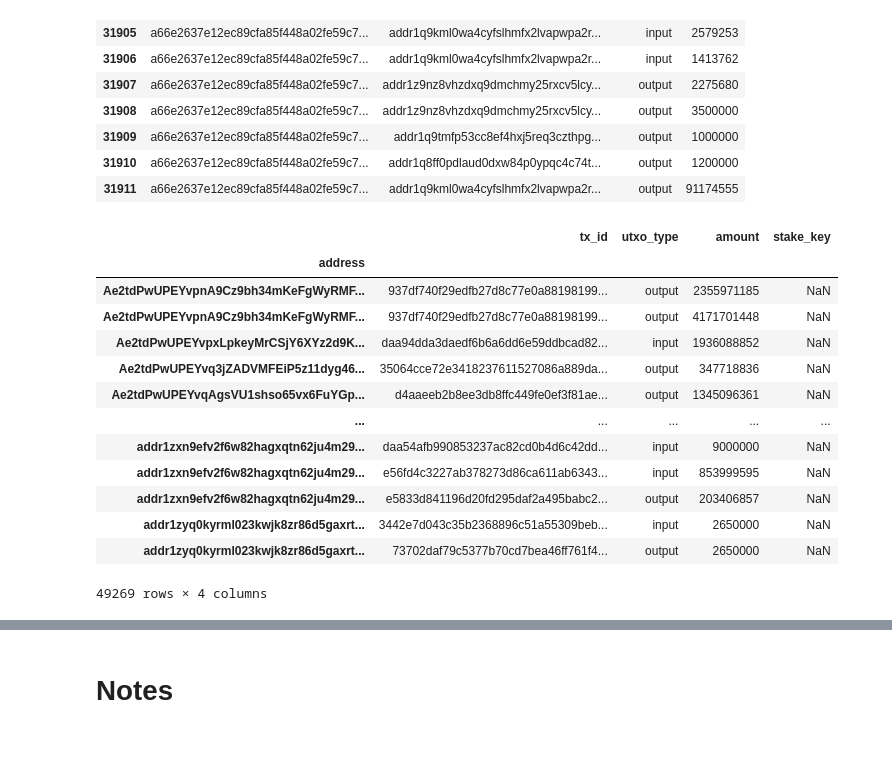
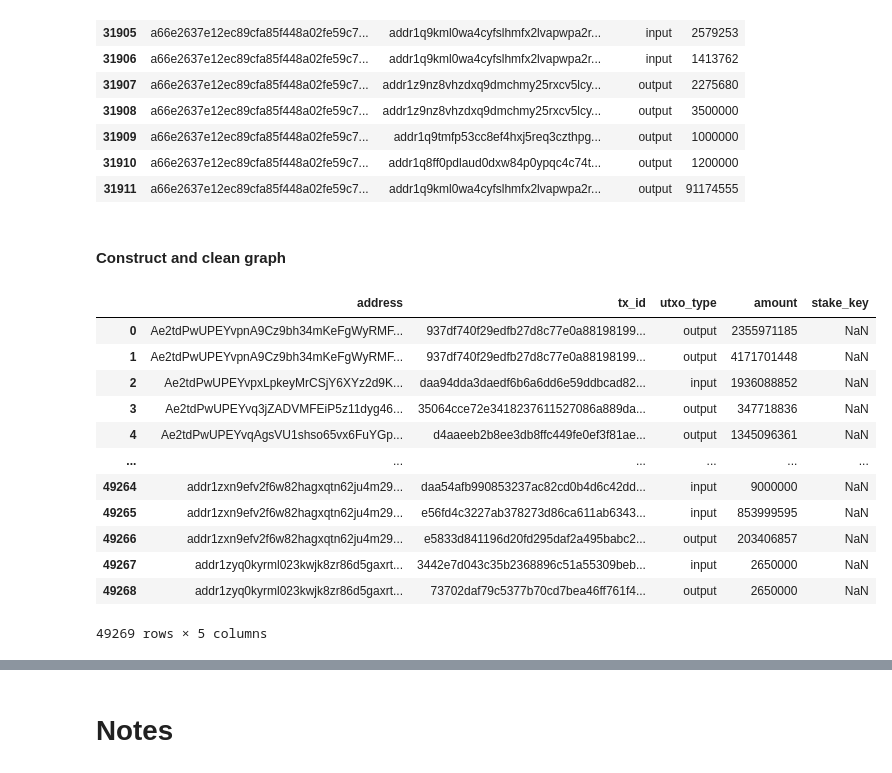
Before and after one commit to alvail/caa-cardano-exchanges, a Jupyter notebook: notebooks/ground_truth.ipynb, the cells around one changed output, grey strips where cells are left out. Saved outputs shown, nothing was run; the diff lists cells and outputs as text; code cells hidden in the pictures; blank space fills up the shorter version.

```diff
--- a/notebooks/ground_truth.ipynb
+++ b/notebooks/ground_truth.ipynb
@@ -75,13 +69,12 @@ def handle_blockfrost_api_response(endpoint, data_dir, parameters={}, paging=Fal
 # %%
 # Get transactions associated with addresses
-
-# for json_file in bitpanda_dir.glob('accounts/**/*.json'):
-#     with json_file.open('r') as f:
-#         addresses = json.load(f)
-#         for item in addresses:
-#             address = item['address']
-#             # Fetch transactions from the blockfrost api for this address
-#             transactions_endpoint = f'addresses/{address}/txs'
-#             handle_blockfrost_api_response(transactions_endpoint, bitpanda_dir, parameters={}, paging=True)
+for json_file in bitpanda_dir.glob('accounts/**/*.json'):
+    with json_file.open('r') as f:
+        addresses = json.load(f)
+        for item in addresses:
+            address = item['address']
+            # Fetch transactions from the blockfrost api for this address
+            transactions_endpoint = f'addresses/{address}/txs'
+            handle_blockfrost_api_response(transactions_endpoint, bitpanda_dir, parameters={}, paging=True)
 # %%
 # TODO get transaction info for each tx, ~100k requests
@@ -101,6 +91,10 @@ for tx_file in tqdm(bitpanda_dir.glob('addresses/*/txs/*.json')):
 len(all_hashes)
 # %% [output]
 44556
+# %%
+# TODO run, should use 44556 requests...
+for tx_hash in tqdm(all_hashes):
+    handle_blockfrost_api_response(f'txs/{tx_hash}/utxos', data_dir=bitpanda_dir)
 # %% [markdown]
 ## Binance
 # %%
@@ -340,20 +336,23 @@ utxo_df[utxo_df['tx_id'] == 'a66e2637e12ec89cfa85f448a02fe59c762bf5471b0ec9fa4be
 | 31909 | a66e2637e12ec89cfa85f448a02fe59c7... | addr1q9tmfp53cc8ef4hxj5req3czthpg... | output | 1000000 |
 | 31910 | a66e2637e12ec89cfa85f448a02fe59c7... | addr1q8ff0pdlaud0dxw84p0ypqc4c74t... | output | 1200000 |
 | 31911 | a66e2637e12ec89cfa85f448a02fe59c7... | addr1q9kml0wa4cyfslhmfx2lvapwpa2r... | output | 91174555 |
+# %% [markdown]
+#### Construct and clean graph
 # %%
-utxo_df.set_index('address').join(account_df.set_index('address')).reset_index()
+join_df = utxo_df.set_index('address').join(
+    account_df.set_index('address')).reset_index()#.set_index('stake_key')
+join_df
 # %% [output]
-|  | tx_id | utxo_type | amount | stake_key |
-| address |  |  |  |  |
-| Ae2tdPwUPEYvpnA9Cz9bh34mKeFgWyRMF... | 937df740f29edfb27d8c77e0a88198199... | output | 2355971185 | NaN |
-| Ae2tdPwUPEYvpnA9Cz9bh34mKeFgWyRMF... | 937df740f29edfb27d8c77e0a88198199... | output | 4171701448 | NaN |
-| Ae2tdPwUPEYvpxLpkeyMrCSjY6XYz2d9K... | daa94dda3daedf6b6a6dd6e59ddbcad82... | input | 1936088852 | NaN |
-| Ae2tdPwUPEYvq3jZADVMFEiP5z11dyg46... | 35064cce72e3418237611527086a889da... | output | 347718836 | NaN |
-| Ae2tdPwUPEYvqAgsVU1shso65vx6FuYGp... | d4aaeeb2b8ee3db8ffc449fe0ef3f81ae... | output | 1345096361 | NaN |
-| ... | ... | ... | ... | ... |
-| addr1zxn9efv2f6w82hagxqtn62ju4m29... | daa54afb990853237ac82cd0b4d6c42dd... | input | 9000000 | NaN |
-| addr1zxn9efv2f6w82hagxqtn62ju4m29... | e56fd4c3227ab378273d86ca611ab6343... | input | 853999595 | NaN |
-| addr1zxn9efv2f6w82hagxqtn62ju4m29... | e5833d841196d20fd295daf2a495babc2... | output | 203406857 | NaN |
-| addr1zyq0kyrml023kwjk8zr86d5gaxrt... | 3442e7d043c35b2368896c51a55309beb... | input | 2650000 | NaN |
-| addr1zyq0kyrml023kwjk8zr86d5gaxrt... | 73702daf79c5377b70cd7bea46ff761f4... | output | 2650000 | NaN |
+|  | address | tx_id | utxo_type | amount | stake_key |
+| 0 | Ae2tdPwUPEYvpnA9Cz9bh34mKeFgWyRMF... | 937df740f29edfb27d8c77e0a88198199... | output | 2355971185 | NaN |
+| 1 | Ae2tdPwUPEYvpnA9Cz9bh34mKeFgWyRMF... | 937df740f29edfb27d8c77e0a88198199... | output | 4171701448 | NaN |
+| 2 | Ae2tdPwUPEYvpxLpkeyMrCSjY6XYz2d9K... | daa94dda3daedf6b6a6dd6e59ddbcad82... | input | 1936088852 | NaN |
+| 3 | Ae2tdPwUPEYvq3jZADVMFEiP5z11dyg46... | 35064cce72e3418237611527086a889da... | output | 347718836 | NaN |
+| 4 | Ae2tdPwUPEYvqAgsVU1shso65vx6FuYGp... | d4aaeeb2b8ee3db8ffc449fe0ef3f81ae... | output | 1345096361 | NaN |
+| ... | ... | ... | ... | ... | ... |
+| 49264 | addr1zxn9efv2f6w82hagxqtn62ju4m29... | daa54afb990853237ac82cd0b4d6c42dd... | input | 9000000 | NaN |
+| 49265 | addr1zxn9efv2f6w82hagxqtn62ju4m29... | e56fd4c3227ab378273d86ca611ab6343... | input | 853999595 | NaN |
+| 49266 | addr1zxn9efv2f6w82hagxqtn62ju4m29... | e5833d841196d20fd295daf2a495babc2... | output | 203406857 | NaN |
+| 49267 | addr1zyq0kyrml023kwjk8zr86d5gaxrt... | 3442e7d043c35b2368896c51a55309beb... | input | 2650000 | NaN |
+| 49268 | addr1zyq0kyrml023kwjk8zr86d5gaxrt... | 73702daf79c5377b70cd7bea46ff761f4... | output | 2650000 | NaN |
-49269 rows × 4 columns
+49269 rows × 5 columns
```
Also changed, not shown: parts of 5 cells of this notebook.
